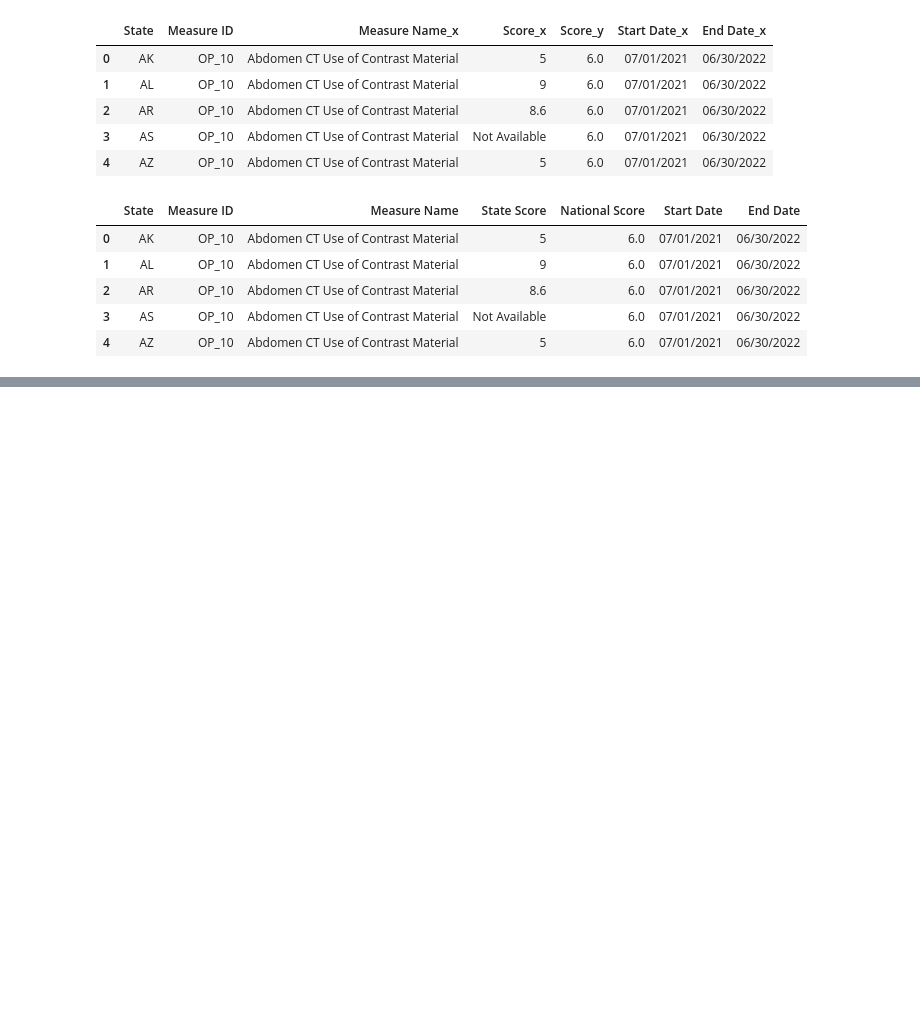
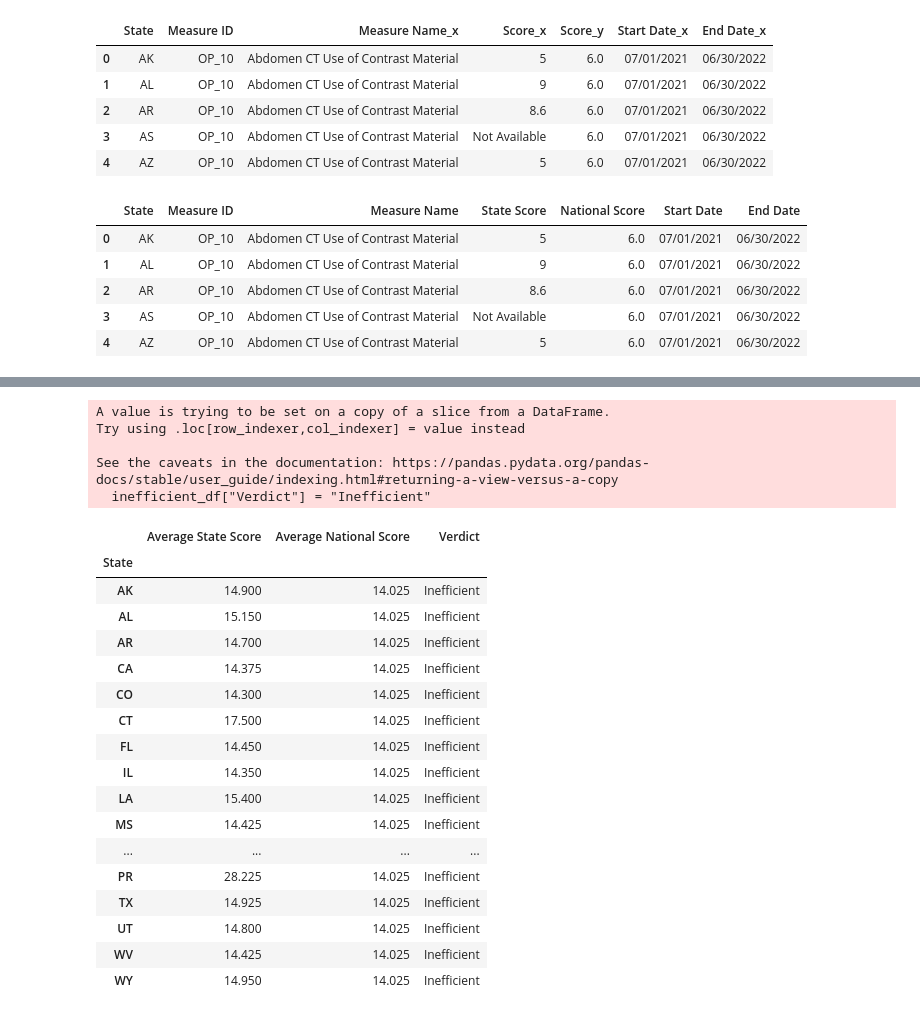
Before and after one commit to vinayvattipally-22/project-1_Group-5, a Jupyter notebook: imaging_cleaned.ipynb, the cells around one changed output, grey strips where cells are left out. Saved outputs shown, nothing was run; the diff lists cells and outputs as text; code cells hidden in the pictures; blank space fills up the shorter version.

```diff
--- a/imaging_cleaned.ipynb
+++ b/imaging_cleaned.ipynb
@@ -70,0 +75,3 @@ raw_df
+# %%
+raw_df = raw_df.astype({"State Score":float}, errors='raise')
+raw_df.head()
@@ -70,0 +85,4 @@ raw_df
+# %%
+grouped_raw_df = raw_df.groupby('State')
+per_state_mean_df = grouped_raw_df["State Score"].mean()
+per_state_mean_df
@@ -70,0 +107,3 @@ raw_df
+# %%
+national_mean_df = grouped_raw_df["National Score"].mean()
+national_mean_df
@@ -70,0 +128,3 @@ raw_df
+# %%
+final_df =  pd.DataFrame({"Average State Score": per_state_mean_df, "Average National Score": national_mean_df})
+final_df
@@ -70,0 +150,28 @@ raw_df
+# %%
+inefficient_df =  final_df.loc[(final_df["Average State Score"] > final_df["Average National Score"]) & (final_df["Average State Score"]!=0.0)]
+inefficient_df["Verdict"] = "Inefficient"
+inefficient_df
+# %% [output]
+A value is trying to be set on a copy of a slice from a DataFrame.
+Try using .loc[row_indexer,col_indexer] = value instead
+
+See the caveats in the documentation: https://pandas.pydata.org/pandas-docs/stable/user_guide/indexing.html#returning-a-view-versus-a-copy
+  inefficient_df["Verdict"] = "Inefficient"
+|  | Average State Score | Average National Score | Verdict |
+| State |  |  |  |
+| AK | 14.900 | 14.025 | Inefficient |
+| AL | 15.150 | 14.025 | Inefficient |
+| AR | 14.700 | 14.025 | Inefficient |
+| CA | 14.375 | 14.025 | Inefficient |
+| CO | 14.300 | 14.025 | Inefficient |
+| CT | 17.500 | 14.025 | Inefficient |
+| FL | 14.450 | 14.025 | Inefficient |
+| IL | 14.350 | 14.025 | Inefficient |
+| LA | 15.400 | 14.025 | Inefficient |
+| MS | 14.425 | 14.025 | Inefficient |
+| ... | ... | ... | ... |
+| PR | 28.225 | 14.025 | Inefficient |
+| TX | 14.925 | 14.025 | Inefficient |
+| UT | 14.800 | 14.025 | Inefficient |
+| WV | 14.425 | 14.025 | Inefficient |
+| WY | 14.950 | 14.025 | Inefficient |
```
Also changed, not shown: parts of 10 cells of this notebook.
